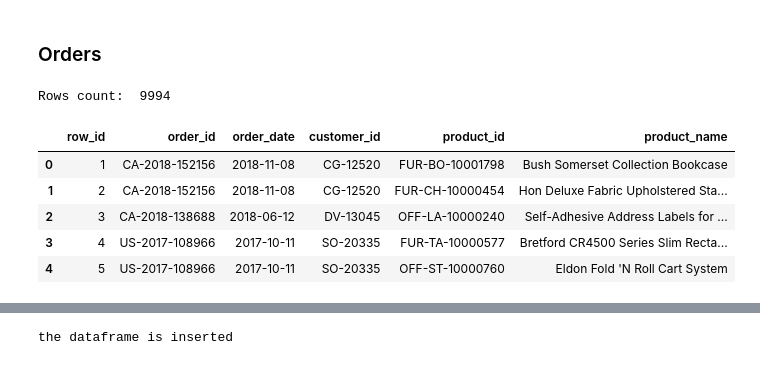
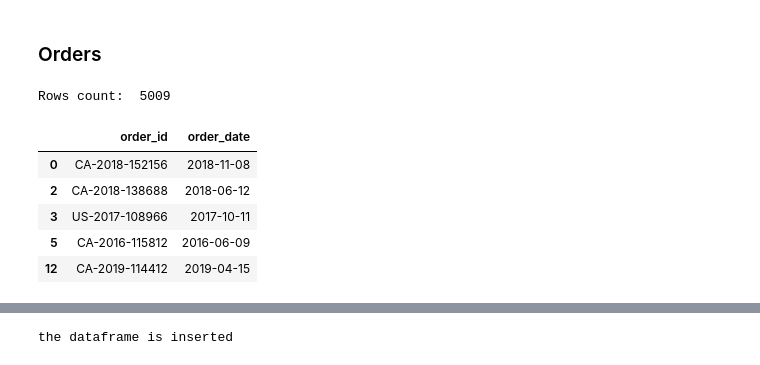
Before and after one commit to IGEremin/DE-101, a Jupyter notebook: Module2/from_excel_to_sql.ipynb, the cells around one changed output, grey strips where cells are left out. Drawn from its saved outputs; the diff is of its cells as text; code cells hidden in the pictures.

```diff
--- a/Module2/from_excel_to_sql.ipynb
+++ b/Module2/from_excel_to_sql.ipynb
@@ -101,6 +104,8 @@ the dataframe is inserted
 # %% [markdown]
 ### Regions
 # %%
-regions = data[['region', 'person']].drop_duplicates().reset_index(drop=True)
+regions = data[['region', 'person']].drop_duplicates()
+print("Rows count: ", len(regions))
+counts['dw.regions'] = len(regions)
 regions
 # %% [output]
@@ -128,7 +136,7 @@ Rows count:  632
 | 3 | United States | Los Angeles | California | 90032 | West |
 | 4 | United States | Concord | North Carolina | 28027 | South |
 # %%
-regions_uid = regions.reset_index(names='region_uid')[['region_uid', 'region']]
-regions_uid[['region_uid']] = regions_uid[['region_uid']] + 1
+regions_uid = regions[['region']]
+regions_uid['region_uid'] = range(1, regions_uid.shape[0]+1)
 regions_uid
 # %% [output]
@@ -140,6 +148,7 @@ regions_uid
 # %%
 geography = geography.merge(regions_uid, on='region')
 geography = geography[geography.columns.drop('region')]
+counts['dw.geography'] = len(geography)
 geography.head()
 # %% [output]
 |  | country | city | state | postal_code | region_uid |
@@ -156,6 +167,7 @@ the dataframe is inserted
 ### Products
 # %%
 products = data[['product_id', 'product_name', 'category', 'sub_category']].drop_duplicates()
+counts['dw.products'] = len(products)
 print("Rows count: ", len(products))
 products.head()
 # %% [output]
@@ -174,14 +187,15 @@ the dataframe is inserted
 # %% [markdown]
 ### Orders
 # %%
-orders = data[['order_id', 'order_date', 'customer_id', 'product_id', 'product_name']].reset_index()
+orders = data[['order_id', 'order_date']].drop_duplicates()
 print("Rows count: ", len(orders))
+counts['dw.orders'] = len(orders)
 orders.head()
 # %% [output]
-Rows count:  9994
+Rows count:  5009
-|  | row_id | order_id | order_date | customer_id | product_id | product_name |
-| 0 | 1 | CA-2018-152156 | 2018-11-08 | CG-12520 | FUR-BO-10001798 | Bush Somerset Collection Bookcase |
-| 1 | 2 | CA-2018-152156 | 2018-11-08 | CG-12520 | FUR-CH-10000454 | Hon Deluxe Fabric Upholstered Sta... |
-| 2 | 3 | CA-2018-138688 | 2018-06-12 | DV-13045 | OFF-LA-10000240 | Self-Adhesive Address Labels for ... |
-| 3 | 4 | US-2017-108966 | 2017-10-11 | SO-20335 | FUR-TA-10000577 | Bretford CR4500 Series Slim Recta... |
-| 4 | 5 | US-2017-108966 | 2017-10-11 | SO-20335 | OFF-ST-10000760 | Eldon Fold 'N Roll Cart System |
+|  | order_id | order_date |
+| 0 | CA-2018-152156 | 2018-11-08 |
+| 2 | CA-2018-138688 | 2018-06-12 |
+| 3 | US-2017-108966 | 2017-10-11 |
+| 5 | CA-2016-115812 | 2016-06-09 |
+| 12 | CA-2019-114412 | 2019-04-15 |
```
Also changed, not shown: parts of 35 cells of this notebook.
